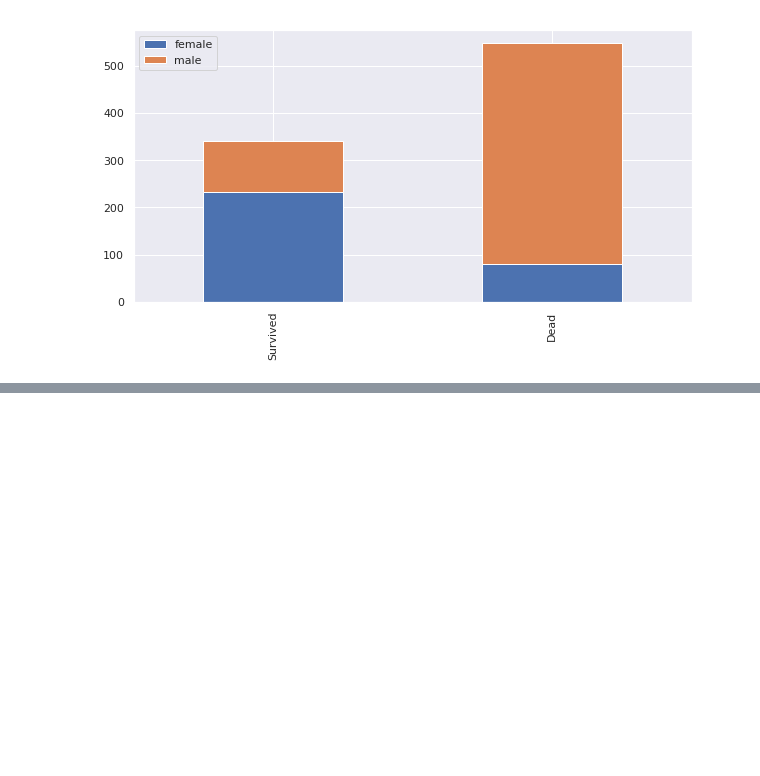
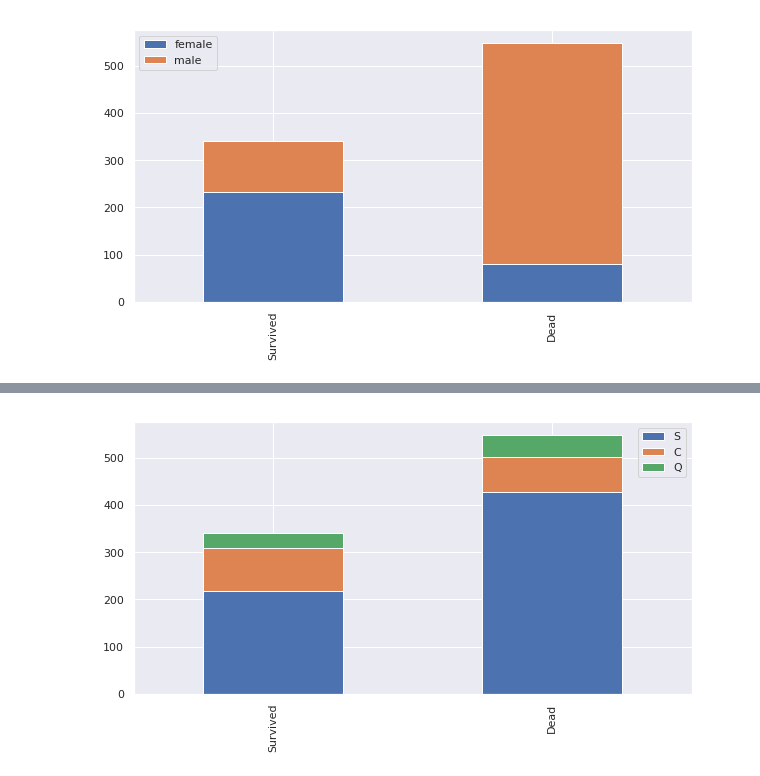
Before and after one commit to naiieandrade/titanic, a Jupyter notebook: titanic-solution.ipynb, the cells around one changed output, grey strips where cells are left out. Saved outputs shown, nothing was run; the diff lists cells and outputs as text; code cells hidden in the pictures; blank space fills up the shorter version.

```diff
--- a/titanic-solution.ipynb
+++ b/titanic-solution.ipynb
@@ -143,0 +202,4 @@ bar_chart('Sex')
+# %%
+bar_chart('Embarked')
+# %% [output]
+[figure, added]
```
Also changed, not shown: parts of 19 cells of this notebook.
